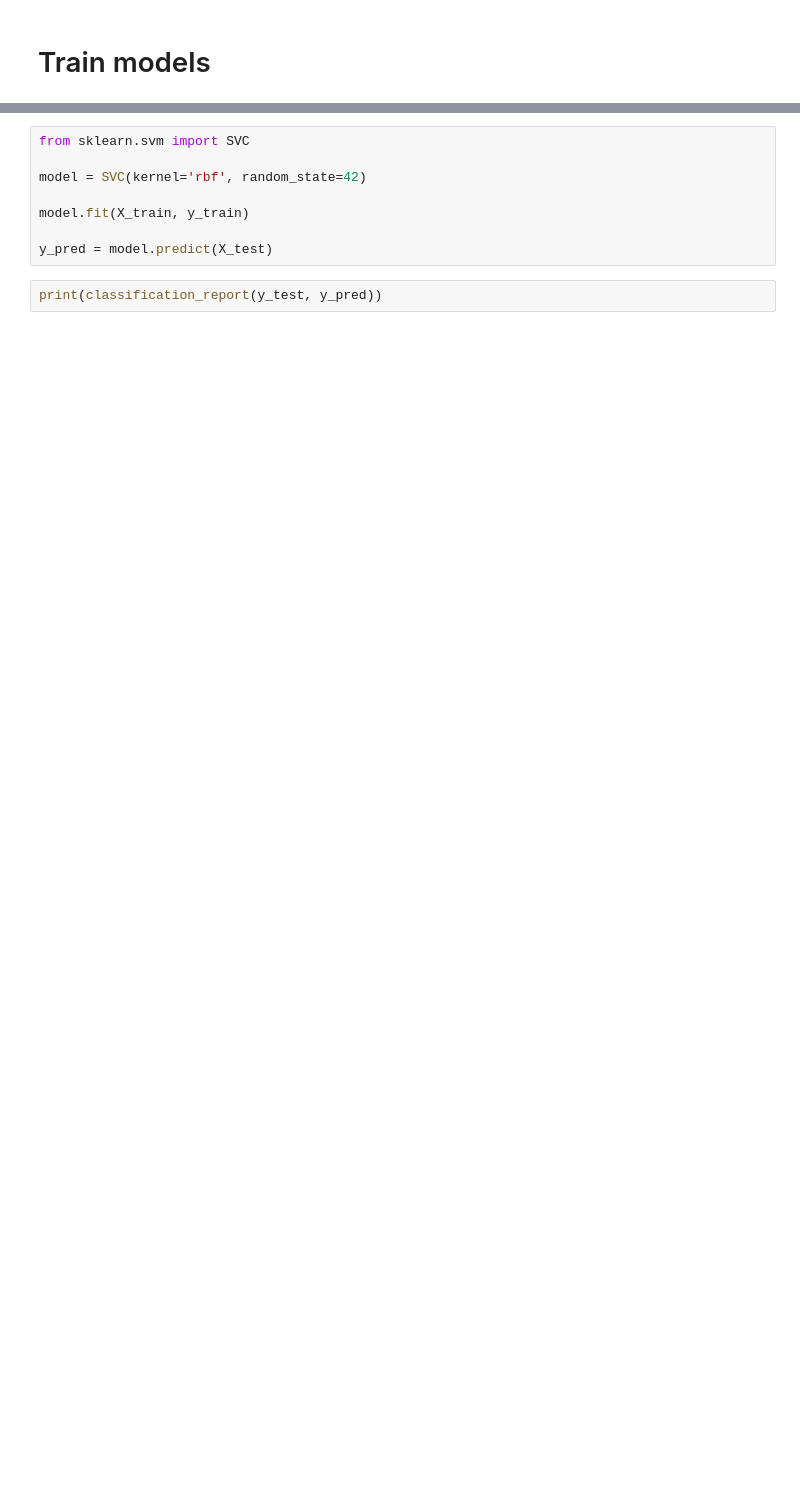
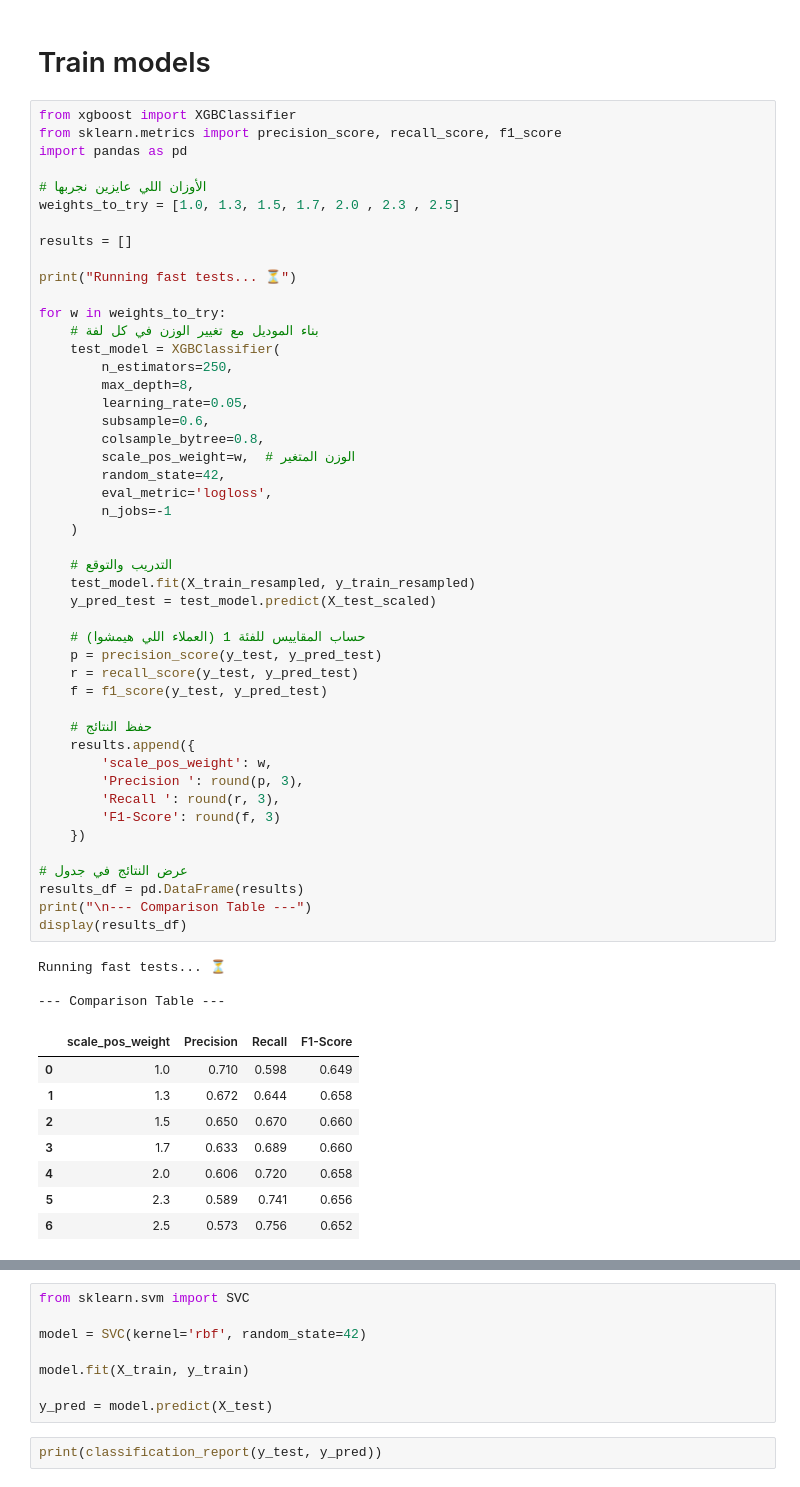
Before and after one commit to ahmed-salah-1/Bank-Churn, a Jupyter notebook: project (1).ipynb, the cells around one changed output, grey strips where cells are left out. Saved outputs shown, nothing was run; the diff lists cells and outputs as text; blank space fills up the shorter version.

```diff
--- a/project (1).ipynb
+++ b/project (1).ipynb
@@ -349,2 +312,61 @@ sns.countplot(x=y_train)
 # %% [markdown]
 # Train models
+# %%
+from xgboost import XGBClassifier
+from sklearn.metrics import precision_score, recall_score, f1_score
+import pandas as pd
+
+# الأوزان اللي عايزين نجربها
+weights_to_try = [1.0, 1.3, 1.5, 1.7, 2.0 , 2.3 , 2.5]
+
+results = []
+
+print("Running fast tests... ⏳")
+
+for w in weights_to_try:
+    # بناء الموديل مع تغيير الوزن في كل لفة
+    test_model = XGBClassifier(
+        n_estimators=250,
+        max_depth=8,
+        learning_rate=0.05,
+        subsample=0.6,
+        colsample_bytree=0.8,
+        scale_pos_weight=w,  # الوزن المتغير
+        random_state=42,
+        eval_metric='logloss',
+        n_jobs=-1
+    )
+
+    # التدريب والتوقع
+    test_model.fit(X_train_resampled, y_train_resampled)
+    y_pred_test = test_model.predict(X_test_scaled)
+
+    # حساب المقاييس للفئة 1 (العملاء اللي هيمشوا)
+    p = precision_score(y_test, y_pred_test)
+    r = recall_score(y_test, y_pred_test)
+    f = f1_score(y_test, y_pred_test)
+
+    # حفظ النتائج
+    results.append({
+        'scale_pos_weight': w,
+        'Precision ': round(p, 3),
+        'Recall ': round(r, 3),
+        'F1-Score': round(f, 3)
+    })
+
+# عرض النتائج في جدول
+results_df = pd.DataFrame(results)
+print("\n--- Comparison Table ---")
+display(results_df)
+# %% [output]
+Running fast tests... ⏳
+
+--- Comparison Table ---
+|  | scale_pos_weight | Precision | Recall | F1-Score |
+| 0 | 1.0 | 0.710 | 0.598 | 0.649 |
+| 1 | 1.3 | 0.672 | 0.644 | 0.658 |
+| 2 | 1.5 | 0.650 | 0.670 | 0.660 |
+| 3 | 1.7 | 0.633 | 0.689 | 0.660 |
+| 4 | 2.0 | 0.606 | 0.720 | 0.658 |
+| 5 | 2.3 | 0.589 | 0.741 | 0.656 |
+| 6 | 2.5 | 0.573 | 0.756 | 0.652 |
```
Also changed, not shown: parts of 17 cells of this notebook.
